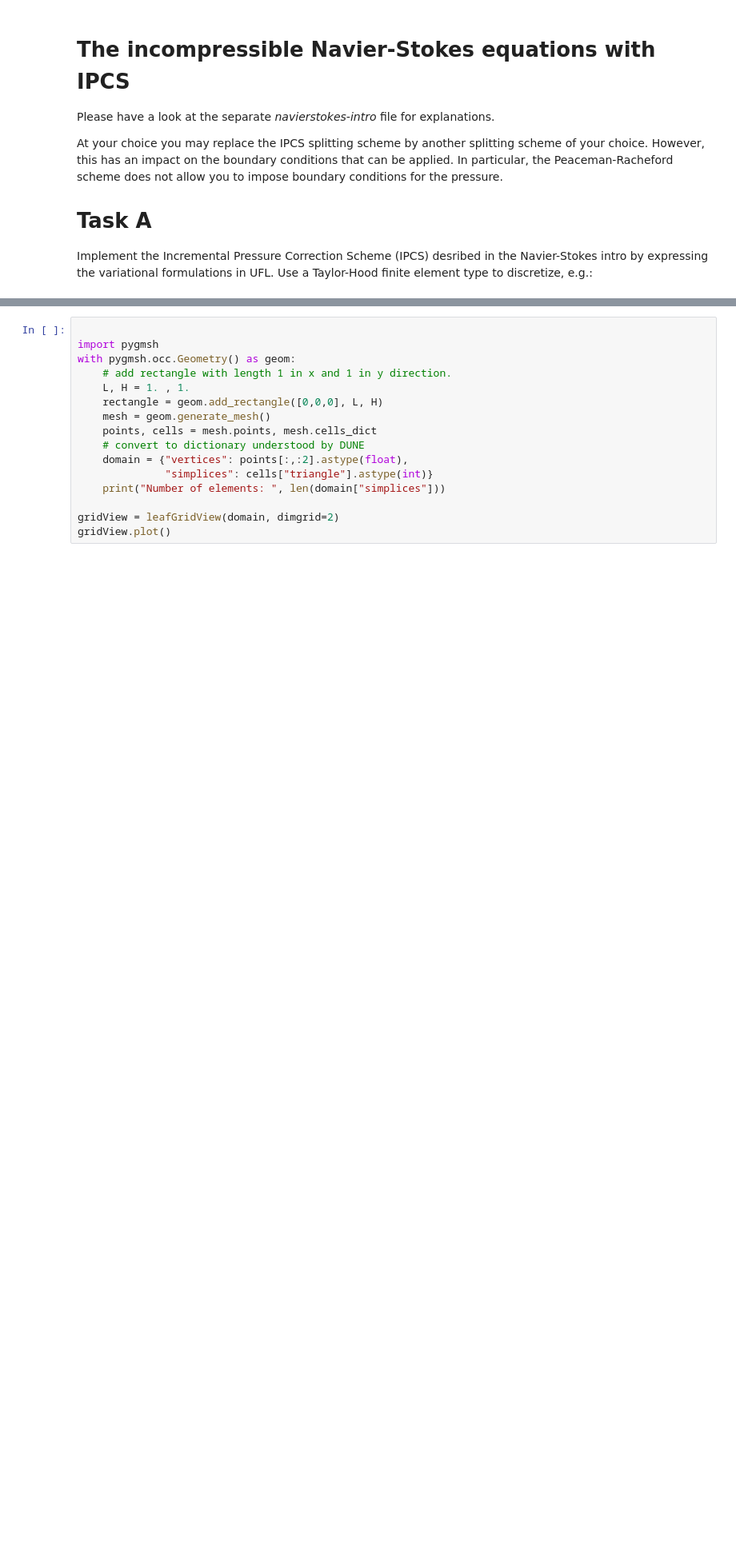
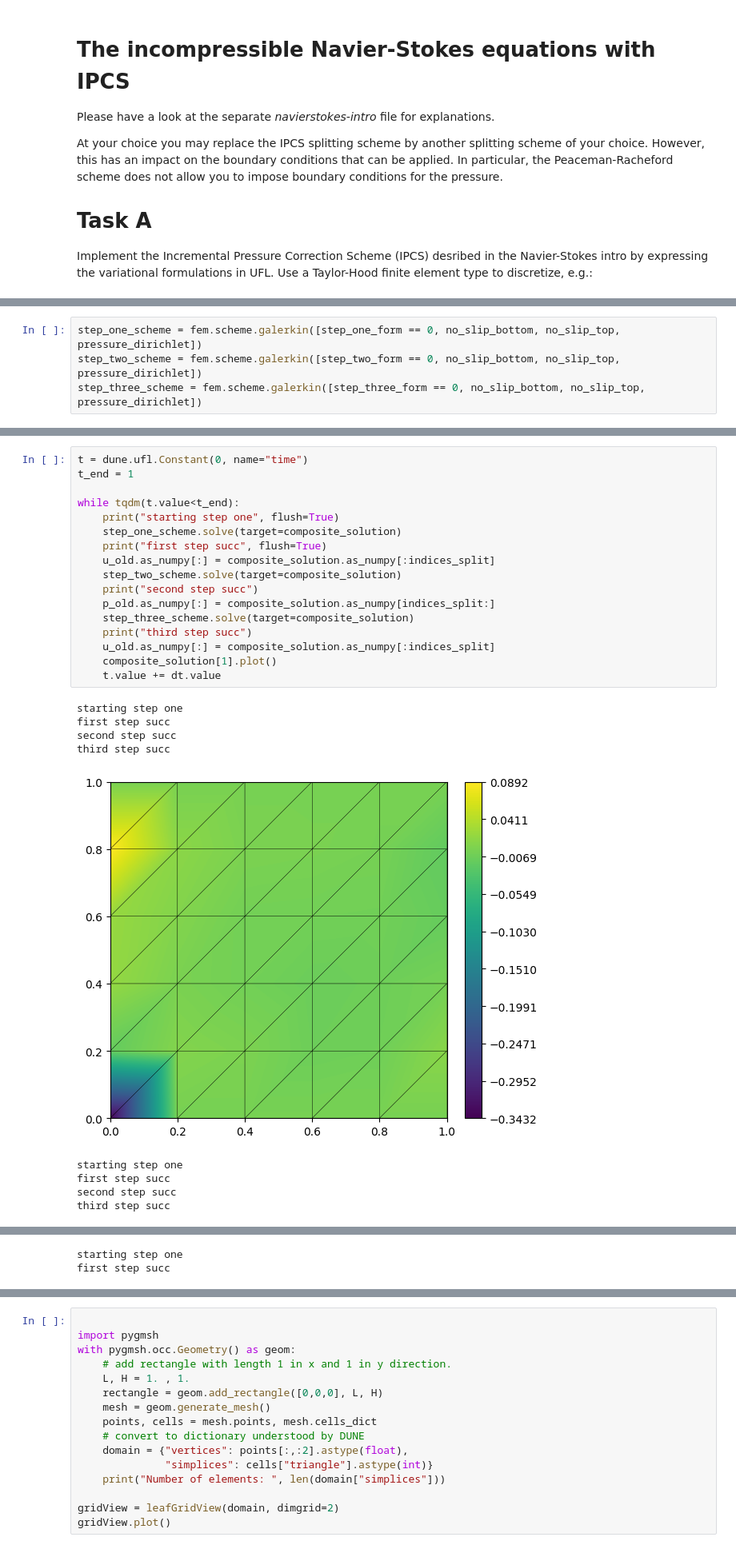
Before and after one commit to Mag-r/finite_elemente, a Jupyter notebook: navierstokes_excercise.ipynb, the cells around one changed output, grey strips where cells are left out. Shown: that part at 80% size. Drawn from its saved outputs; the diff is of its cells as text; blank space fills up the shorter version.

```diff
--- a/navierstokes_excercise.ipynb
+++ b/navierstokes_excercise.ipynb
@@ -72,0 +82,4 @@ UFLException: Shapes do not match: <Coefficient id=139791089103232> and <NablaGr
+# %%
+step_one_scheme = fem.scheme.galerkin([step_one_form == 0, no_slip_bottom, no_slip_top, pressure_dirichlet])
+step_two_scheme = fem.scheme.galerkin([step_two_form == 0, no_slip_bottom, no_slip_top, pressure_dirichlet])
+step_three_scheme = fem.scheme.galerkin([step_three_form == 0, no_slip_bottom, no_slip_top, pressure_dirichlet])
@@ -72,0 +94,27 @@ UFLException: Shapes do not match: <Coefficient id=139791089103232> and <NablaGr
+# %%
+t = dune.ufl.Constant(0, name="time")
+t_end = 1
+
+while tqdm(t.value<t_end):
+    print("starting step one", flush=True)
+    step_one_scheme.solve(target=composite_solution)
+    print("first step succ", flush=True)
+    u_old.as_numpy[:] = composite_solution.as_numpy[:indices_split]
+    step_two_scheme.solve(target=composite_solution)
+    print("second step succ")
+    p_old.as_numpy[:] = composite_solution.as_numpy[indices_split:]
+    step_three_scheme.solve(target=composite_solution)
+    print("third step succ")
+    u_old.as_numpy[:] = composite_solution.as_numpy[:indices_split]
+    composite_solution[1].plot()
+    t.value += dt.value
+# %% [output]
+starting step one
+first step succ
+second step succ
+third step succ
+[figure, added]
+starting step one
+first step succ
+second step succ
+third step succ
@@ -72,0 +122,2 @@ UFLException: Shapes do not match: <Coefficient id=139791089103232> and <NablaGr
+starting step one
+first step succ
```
Also changed, not shown: parts of 4 cells of this notebook.
